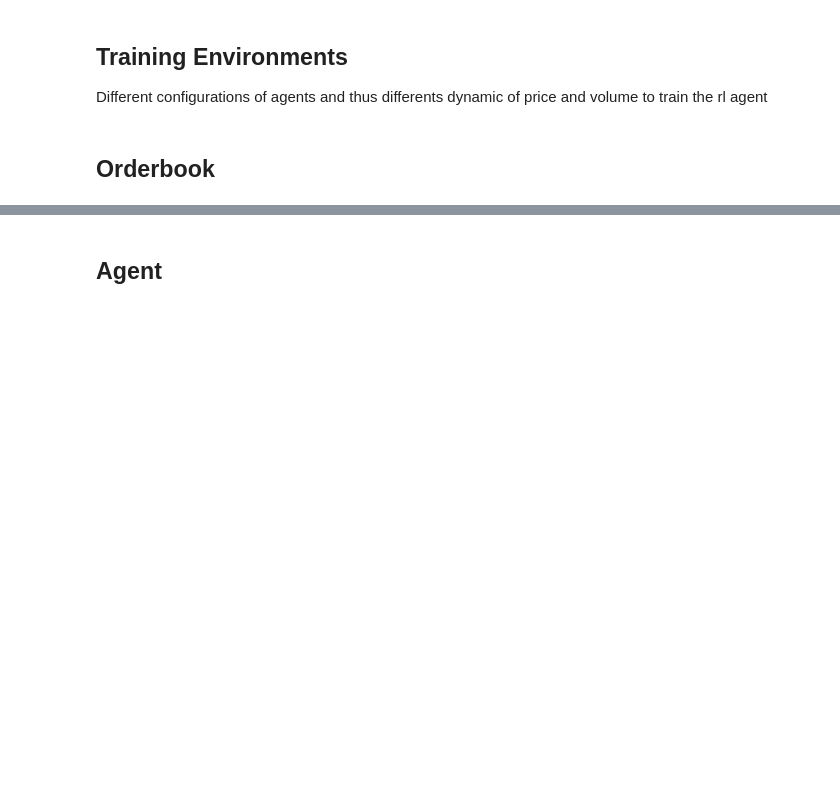
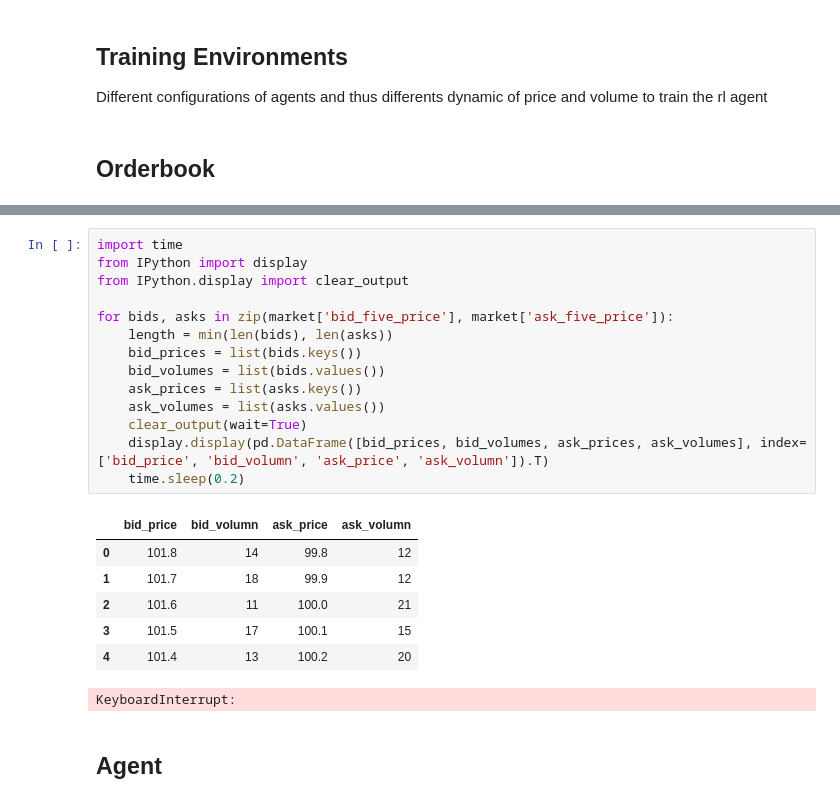
Before and after one commit to lainn9527/market_simulator, a Jupyter notebook: multi_visualization.ipynb, the cells around one changed output, grey strips where cells are left out. Saved outputs shown, nothing was run; the diff lists cells and outputs as text; blank space fills up the shorter version.

```diff
--- a/multi_visualization.ipynb
+++ b/multi_visualization.ipynb
@@ -33,3 +44,25 @@ for train_dir in train_dirs:
+# %%
+import time
+from IPython import display
+from IPython.display import clear_output
+
+for bids, asks in zip(market['bid_five_price'], market['ask_five_price']):
+    length = min(len(bids), len(asks))
+    bid_prices = list(bids.keys())
+    bid_volumes = list(bids.values())
+    ask_prices = list(asks.keys())
+    ask_volumes = list(asks.values())
+    clear_output(wait=True)
+    display.display(pd.DataFrame([bid_prices, bid_volumes, ask_prices, ask_volumes], index=['bid_price', 'bid_volumn', 'ask_price', 'ask_volumn']).T)
+    time.sleep(0.2)
+# %% [output]
+|  | bid_price | bid_volumn | ask_price | ask_volumn |
+| 0 | 101.8 | 14 | 99.8 | 12 |
+| 1 | 101.7 | 18 | 99.9 | 12 |
+| 2 | 101.6 | 11 | 100.0 | 21 |
+| 3 | 101.5 | 17 | 100.1 | 15 |
+| 4 | 101.4 | 13 | 100.2 | 20 |
+KeyboardInterrupt:
 # %% [markdown]
 ## Agent
 # %%
```
Also changed, not shown: parts of 3 cells of this notebook, 6 other files.
